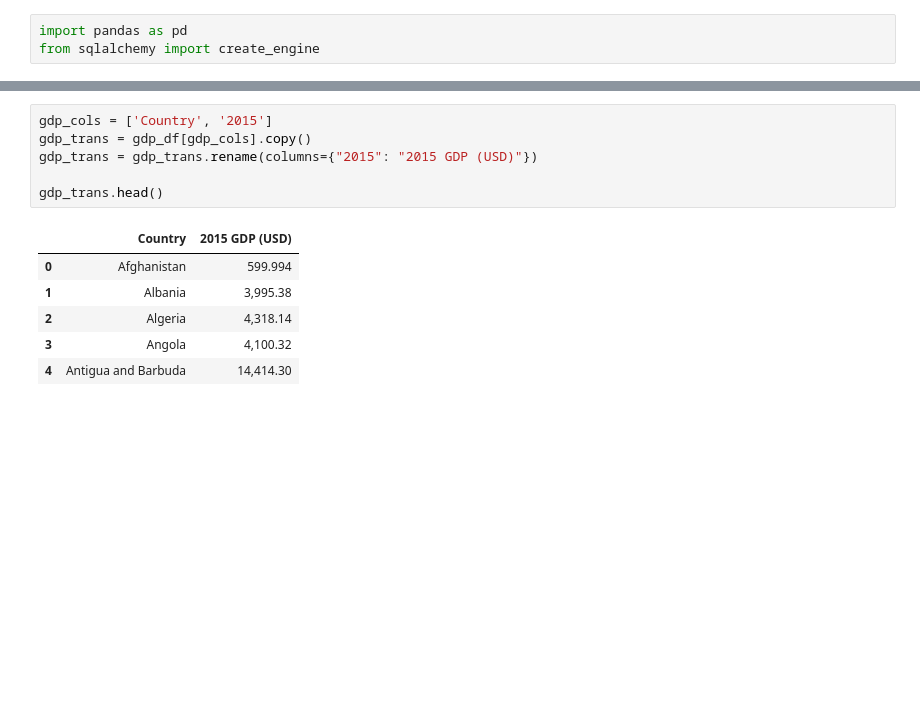
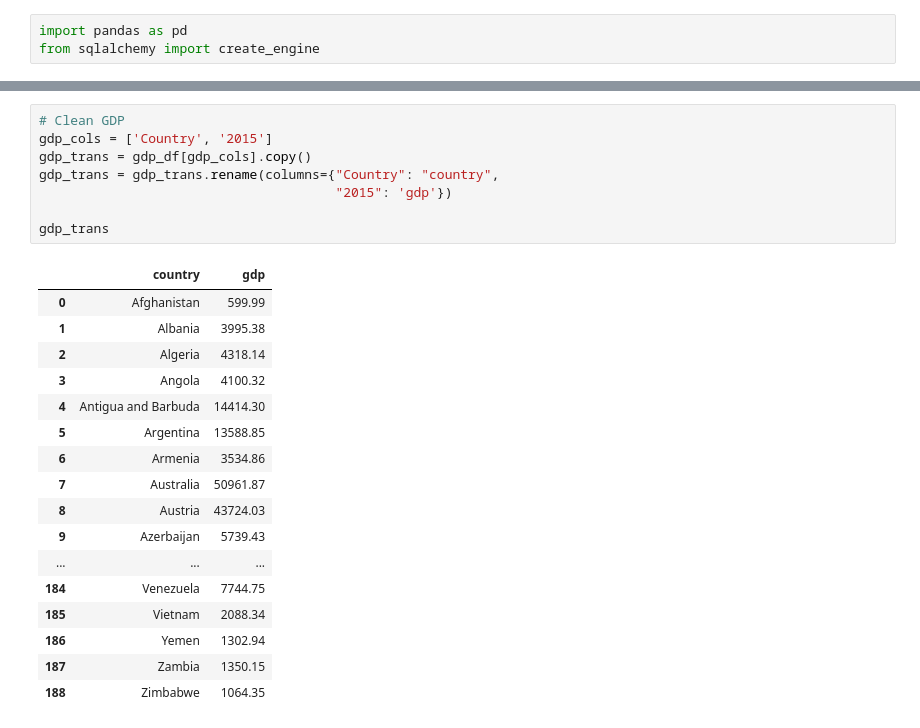
Before and after one commit to Jinzi860209/ETL-Project, a Jupyter notebook: GDP.ipynb, the cells around one changed output, grey strips where cells are left out. Drawn from its saved outputs; the diff is of its cells as text; blank space fills up the shorter version.

```diff
--- a/GDP.ipynb
+++ b/GDP.ipynb
@@ -15,13 +27,26 @@ gdp_df.head()
 # %%
+# Clean GDP
 gdp_cols = ['Country', '2015']
 gdp_trans = gdp_df[gdp_cols].copy()
-gdp_trans = gdp_trans.rename(columns={"2015": "2015 GDP (USD)"})
+gdp_trans = gdp_trans.rename(columns={"Country": "country",
+                                      "2015": 'gdp'})
 
-gdp_trans.head()
+gdp_trans
 # %% [output]
-|  | Country | 2015 GDP (USD) |
-| 0 | Afghanistan | 599.994 |
-| 1 | Albania | 3,995.38 |
-| 2 | Algeria | 4,318.14 |
-| 3 | Angola | 4,100.32 |
-| 4 | Antigua and Barbuda | 14,414.30 |
+|  | country | gdp |
+| 0 | Afghanistan | 599.99 |
+| 1 | Albania | 3995.38 |
+| 2 | Algeria | 4318.14 |
+| 3 | Angola | 4100.32 |
+| 4 | Antigua and Barbuda | 14414.30 |
+| 5 | Argentina | 13588.85 |
+| 6 | Armenia | 3534.86 |
+| 7 | Australia | 50961.87 |
+| 8 | Austria | 43724.03 |
+| 9 | Azerbaijan | 5739.43 |
+| ... | ... | ... |
+| 184 | Venezuela | 7744.75 |
+| 185 | Vietnam | 2088.34 |
+| 186 | Yemen | 1302.94 |
+| 187 | Zambia | 1350.15 |
+| 188 | Zimbabwe | 1064.35 |
```
Also changed, not shown: parts of 15 cells of this notebook.
